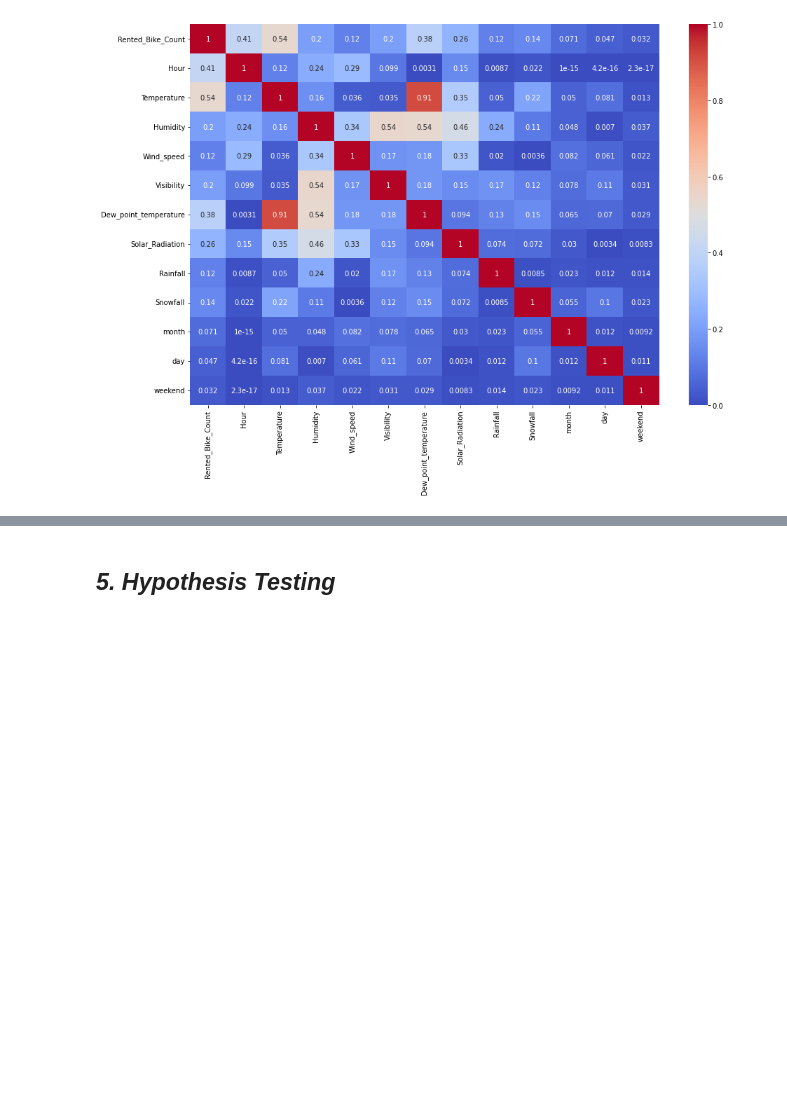
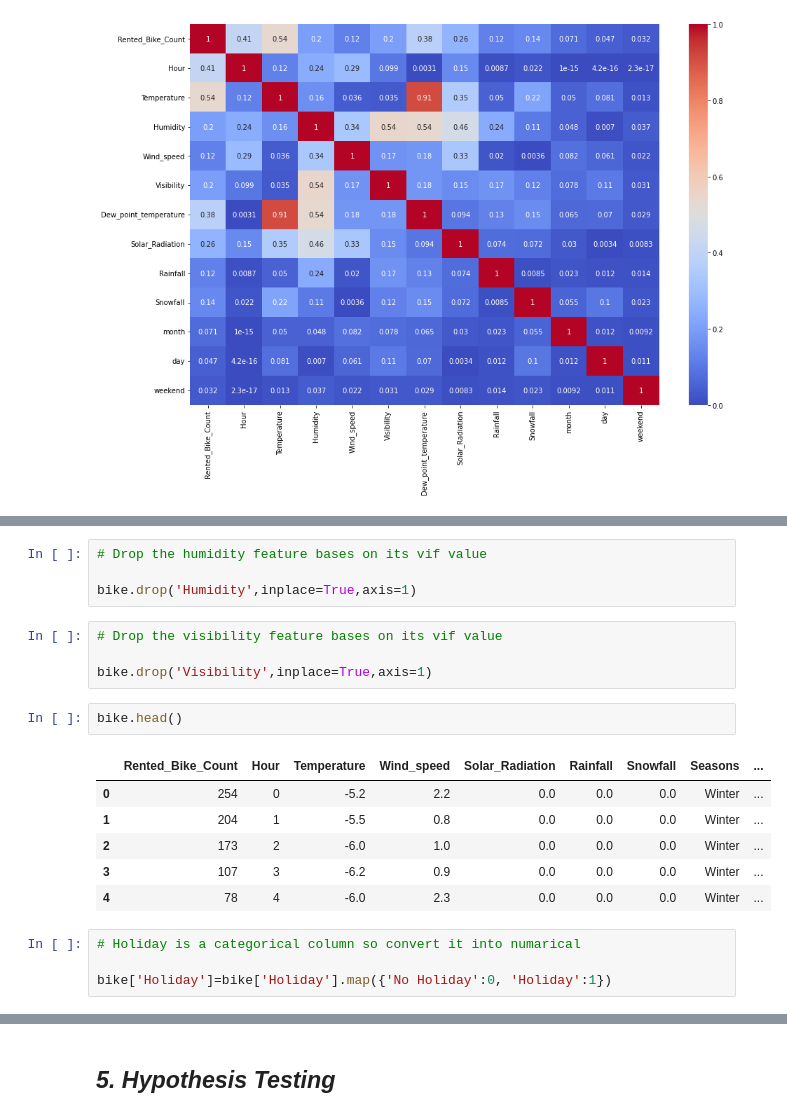
Before and after one commit to tarun422/Bike-Sharing-Demand, a Jupyter notebook: SouelBike.ipynb, the cells around one changed output, grey strips where cells are left out. Saved outputs shown, nothing was run; the diff lists cells and outputs as text; blank space fills up the shorter version.

```diff
--- a/SouelBike.ipynb
+++ b/SouelBike.ipynb
@@ -751,0 +833,21 @@ Answer Here
+# %%
+# Drop the humidity feature bases on its vif value
+
+bike.drop('Humidity',inplace=True,axis=1)
+# %%
+# Drop the visibility feature bases on its vif value
+
+bike.drop('Visibility',inplace=True,axis=1)
+# %%
+bike.head()
+# %% [output]
+|  | Rented_Bike_Count | Hour | Temperature | Wind_speed | Solar_Radiation | Rainfall | Snowfall | Seasons | ... |
+| 0 | 254 | 0 | -5.2 | 2.2 | 0.0 | 0.0 | 0.0 | Winter | ... |
+| 1 | 204 | 1 | -5.5 | 0.8 | 0.0 | 0.0 | 0.0 | Winter | ... |
+| 2 | 173 | 2 | -6.0 | 1.0 | 0.0 | 0.0 | 0.0 | Winter | ... |
+| 3 | 107 | 3 | -6.2 | 0.9 | 0.0 | 0.0 | 0.0 | Winter | ... |
+| 4 | 78 | 4 | -6.0 | 2.3 | 0.0 | 0.0 | 0.0 | Winter | ... |
+# %%
+# Holiday is a categorical column so convert it into numarical
+
+bike['Holiday']=bike['Holiday'].map({'No Holiday':0, 'Holiday':1})
```
Also changed, not shown: parts of 31 cells of this notebook.
